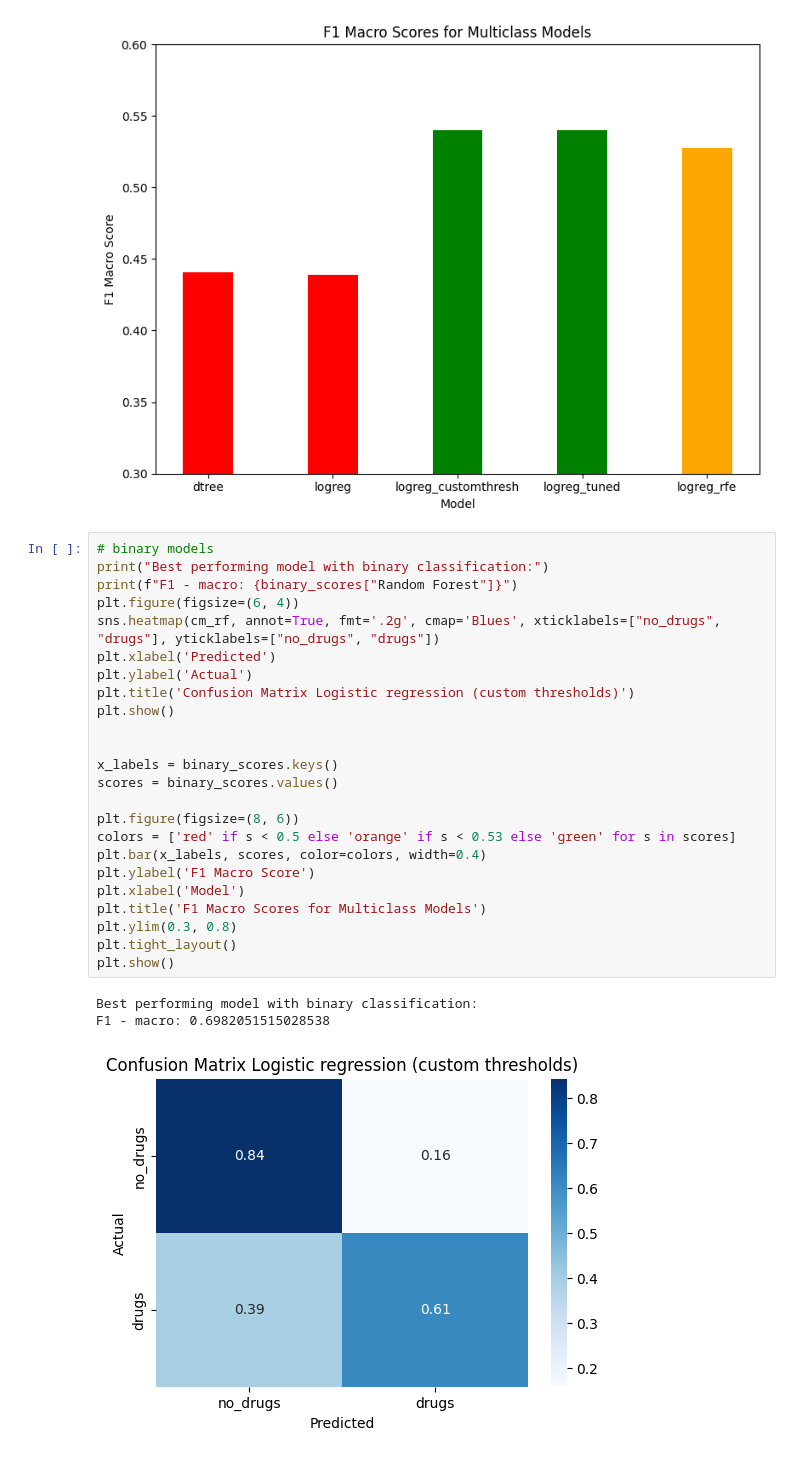
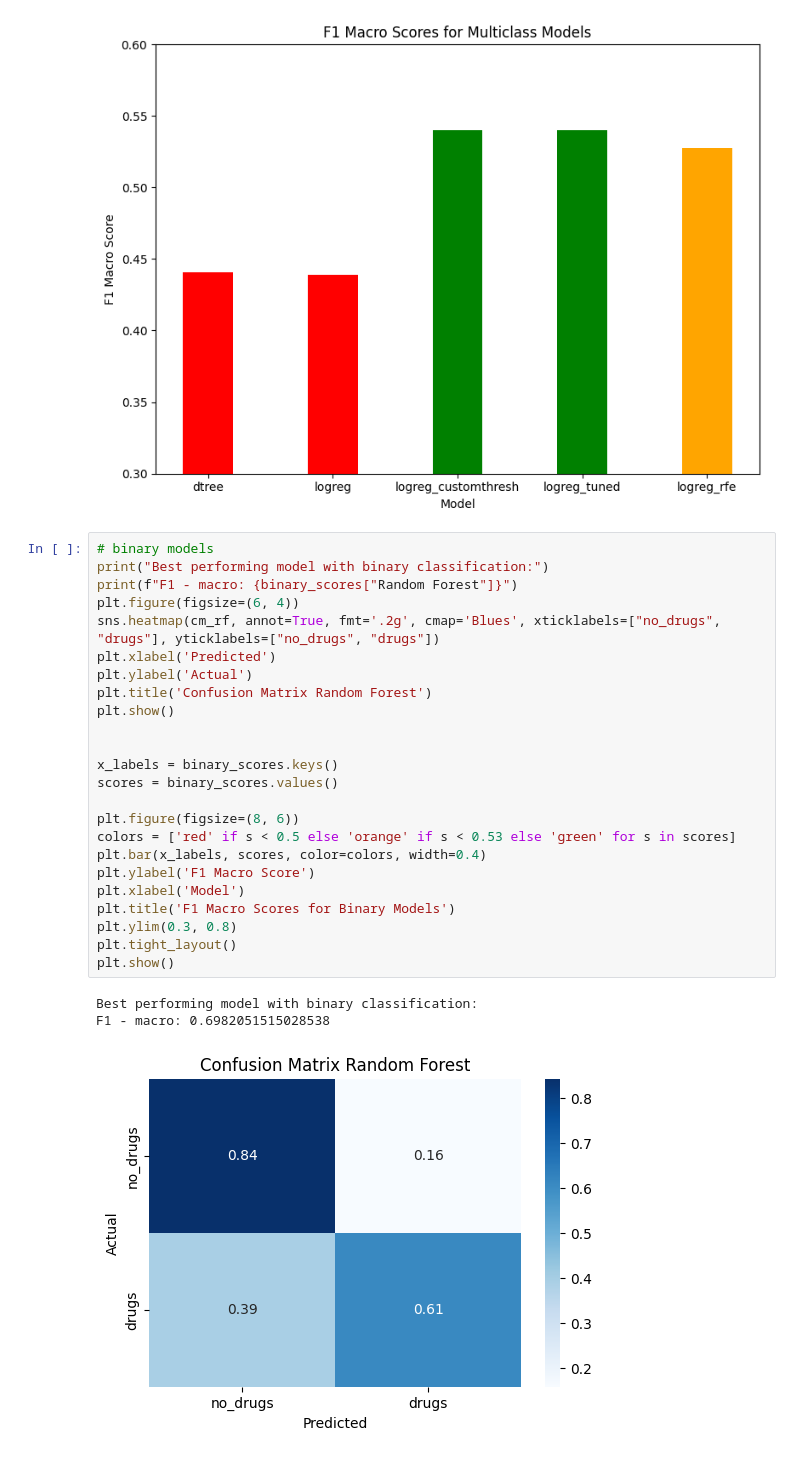
Before and after one commit to VasStach/OKCupid-Date-A-Scientist, a Jupyter notebook: date-a-scientist.ipynb, the cells around one changed output. Cells and saved outputs as stored; diff of their text form.

```diff
--- a/date-a-scientist.ipynb
+++ b/date-a-scientist.ipynb
@@ -426,28 +426,28 @@ F1 - macro: 0.5401268029060469
 # %%
 # binary models
 print("Best performing model with binary classification:")
 print(f"F1 - macro: {binary_scores["Random Forest"]}")
 plt.figure(figsize=(6, 4))
 sns.heatmap(cm_rf, annot=True, fmt='.2g', cmap='Blues', xticklabels=["no_drugs", "drugs"], yticklabels=["no_drugs", "drugs"])
 plt.xlabel('Predicted')
 plt.ylabel('Actual')
-plt.title('Confusion Matrix Logistic regression (custom thresholds)')
+plt.title('Confusion Matrix Random Forest')
 plt.show()
 
 
 x_labels = binary_scores.keys()
 scores = binary_scores.values()
 
 plt.figure(figsize=(8, 6))
 colors = ['red' if s < 0.5 else 'orange' if s < 0.53 else 'green' for s in scores]
 plt.bar(x_labels, scores, color=colors, width=0.4)
 plt.ylabel('F1 Macro Score')
 plt.xlabel('Model')
-plt.title('F1 Macro Scores for Multiclass Models')
+plt.title('F1 Macro Scores for Binary Models')
 plt.ylim(0.3, 0.8)
 plt.tight_layout()
 plt.show()
 # %% [output]
 Best performing model with binary classification:
 F1 - macro: 0.6982051515028538
-[figure, old version]
+[figure, new version]
```
Also changed, not shown: parts of 4 cells of this notebook, 1 other file.
